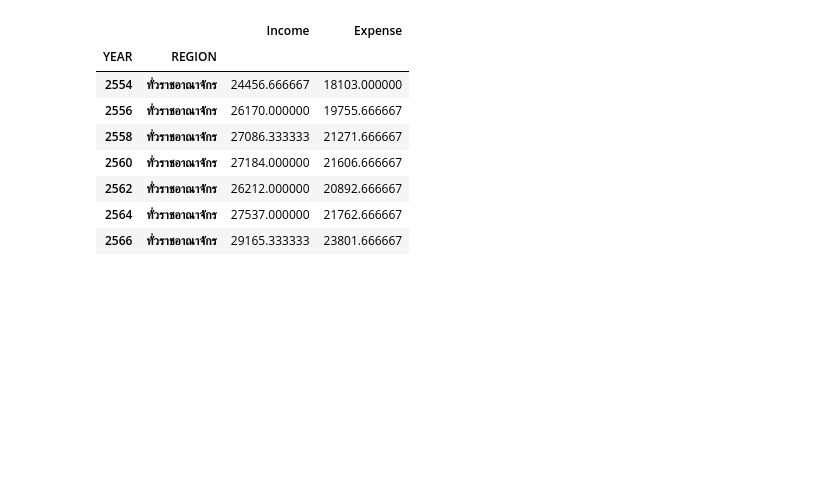
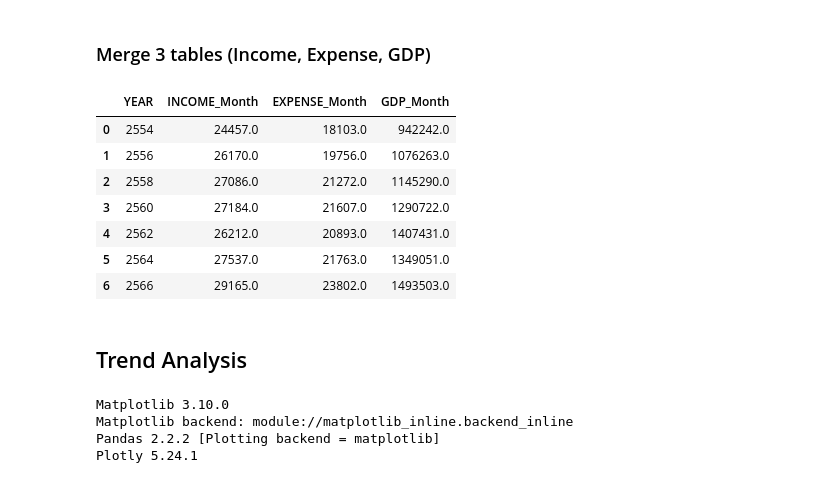
Before and after one commit to JidapaBur/TH_Avg_HouseholdIncome, a Jupyter notebook: TH_Avg_HouseholdIncome.ipynb, the cells around one changed output. Saved outputs shown, nothing was run; the diff lists cells and outputs as text; code cells hidden in the pictures; blank space fills up the shorter version.

```diff
--- a/TH_Avg_HouseholdIncome.ipynb
+++ b/TH_Avg_HouseholdIncome.ipynb
@@ -14,7 +30,7 @@ url1 = "https://raw.githubusercontent.com/JidapaBur/TH_Avg_HouseholdIncome/main/
 df_income = pd.read_csv(url1)
 df1 = df_income[ df_income['REGION'] == 'ทั่วราชอาณาจักร' ] [ ['YEAR', 'REGION', 'MONTHLY_INCOME'] ]
 group1 = df1.groupby( ['YEAR', 'REGION'] )
-tb1 = group1[['MONTHLY_INCOME'] ].agg('mean')
+tb1 = group1[['MONTHLY_INCOME'] ].agg('mean').round().reset_index()
 
-display(tb1.head(10))
+display(tb1.head(5))
 # %% [output]
@@ -32,7 +47,7 @@ url2 = "https://raw.githubusercontent.com/JidapaBur/TH_Avg_HouseholdIncome/main/
 df_outcome = pd.read_csv(url2)
 df2 = df_outcome.loc[ (df_outcome['TYPE_EXPENSE'] == 'ค่าใช้จ่ายทั้งสิ้นต่อเดือน') & (df_outcome['REGION'] == 'ทั่วราชอาณาจักร') ] [ ['YEAR', 'REGION', 'TYPE_EXPENSE','VALUE'] ].reset_index(drop=True)
 group2 = df2.groupby( ['YEAR', 'REGION'] )
-tb2 = group2[['VALUE'] ].agg('mean')
+tb2 = group2[['VALUE'] ].agg('mean').round().reset_index()
 
-display(tb2.head(10))
+display(tb2.head(5))
 # %% [output]
@@ -48,0 +62,18 @@ display(tb2.head(10))
+# %%
+url3 = "https://raw.githubusercontent.com/JidapaBur/TH_Avg_HouseholdIncome/main/TH_GDP.csv"
+df_gdp = pd.read_csv(url3)
+df_gdp.head()
+df3 = df_gdp.loc[ (df_gdp['Yea'] != 'Q1') & (df_gdp['Yea'] != 'Q2') & (df_gdp['Yea'] != 'Q3') & (df_gdp['Yea'] != 'Q4')] [ ['Yea', 'Gross Domestic Product'] ].reset_index(drop=True)
+
+#BE = lambda x: x+543
+#df3['Yea'].apply(BE)
+
+df3['Yea'] = df3['Yea'].astype(int)
+df3[['YEAR']] = df3[['Yea']].apply(lambda x: x+543)
+df3['Gross Domestic Product'] = df3['Gross Domestic Product'].str.replace(',', '').astype(float)
+df3[['GDP_Month']] = df3[['Gross Domestic Product']].apply(lambda x: x/12).round()
+df3.head()
+
+tb3 = df3[['YEAR', 'GDP_Month']]
+
+tb3.head(5)
@@ -49,17 +87,48 @@ display(tb2.head(10))
+# %% [markdown]
+### Merge 3 tables (Income, Expense, GDP)
 # %%
+#Merge Table of income and expense
+
 tb12 = pd.merge(tb1, tb2, on=['YEAR', 'REGION'], how='inner')
+tb12 = tb12.reset_index(drop=True)
+
+#Rename Columns
 tb_inner = tb12.rename(columns={'MONTHLY_INCOME': 'Income', 'VALUE': 'Expense'})
+tb = tb_inner[[ 'YEAR', 'Income', 'Expense']]
 
-tb = tb_inner[[ 'Income', 'Expense']]
 
-display(tb)
+#Merge Table of GDP
+tb13 = pd.merge(tb, tb3, on=['YEAR'], how='inner')
+tb13 = tb13.rename(columns={'Income':'INCOME_Month', 'Expense':'EXPENSE_Month'})
+tb_merge = tb13[[ 'YEAR', 'INCOME_Month', 'EXPENSE_Month', 'GDP_Month']]
+
+display(tb_merge.head(10))
 # %% [output]
-|  |  | Income | Expense |
-| YEAR | REGION |  |  |
-| 2554 | ทั่วราชอาณาจักร | 24456.666667 | 18103.000000 |
-| 2556 | ทั่วราชอาณาจักร | 26170.000000 | 19755.666667 |
-| 2558 | ทั่วราชอาณาจักร | 27086.333333 | 21271.666667 |
-| 2560 | ทั่วราชอาณาจักร | 27184.000000 | 21606.666667 |
-| 2562 | ทั่วราชอาณาจักร | 26212.000000 | 20892.666667 |
-| 2564 | ทั่วราชอาณาจักร | 27537.000000 | 21762.666667 |
-| 2566 | ทั่วราชอาณาจักร | 29165.333333 | 23801.666667 |
+|  | YEAR | INCOME_Month | EXPENSE_Month | GDP_Month |
+| 0 | 2554 | 24457.0 | 18103.0 | 942242.0 |
+| 1 | 2556 | 26170.0 | 19756.0 | 1076263.0 |
+| 2 | 2558 | 27086.0 | 21272.0 | 1145290.0 |
+| 3 | 2560 | 27184.0 | 21607.0 | 1290722.0 |
+| 4 | 2562 | 26212.0 | 20893.0 | 1407431.0 |
+| 5 | 2564 | 27537.0 | 21763.0 | 1349051.0 |
+| 6 | 2566 | 29165.0 | 23802.0 | 1493503.0 |
+# %% [markdown]
+## Trend Analysis
+# %%
+import matplotlib as mpl
+%matplotlib inline
+import matplotlib.pyplot as plt
+import plotly
+
+print( f"Matplotlib {mpl.__version__}" )
+print( f"Matplotlib backend: {mpl.get_backend()}")
+print(f'Pandas {pd.__version__} [Plotting backend = {pd.options.plotting.backend}]')
+print(f'Plotly {plotly.__version__}')
+
+# https://matplotlib.org/stable/gallery/style_sheets/style_sheets_reference.html
+plt.style.use('seaborn-v0_8')   # The 'seaborn' style is deprecated, 'ggplot'
+# %% [output]
+Matplotlib 3.10.0
+Matplotlib backend: module://matplotlib_inline.backend_inline
+Pandas 2.2.2 [Plotting backend = matplotlib]
+Plotly 5.24.1
```
Also changed, not shown: parts of 11 cells of this notebook.
